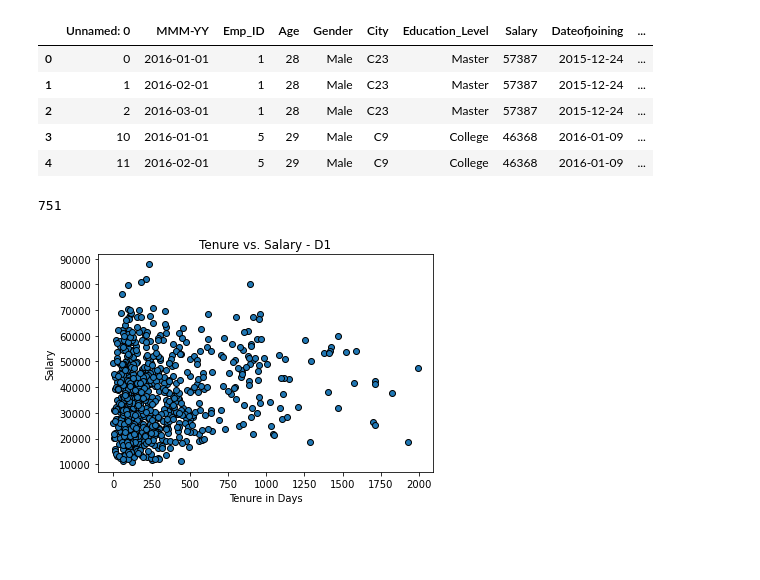
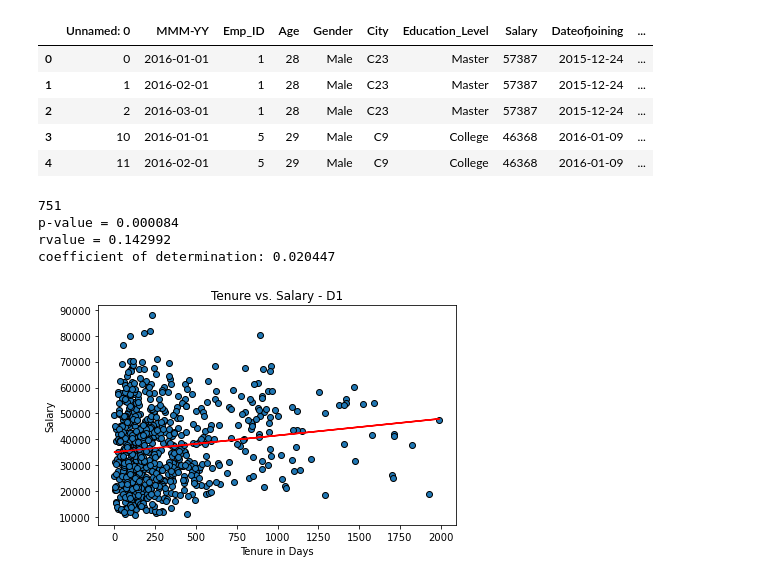
Before and after one commit to shanCH3n/Project1-DAbootcamp-Grp2, a Jupyter notebook: 01_Data/EA_Salary_Investigation.ipynb, the cells around one changed output. Cells and saved outputs as stored; diff of their text form; code cells hidden in the pictures; blank space fills up the shorter version.

```diff
--- a/01_Data/EA_Salary_Investigation.ipynb
+++ b/01_Data/EA_Salary_Investigation.ipynb
@@ -36,18 +53,31 @@ Index(['Unnamed: 0', 'Emp_ID', 'Dateofjoining', 'LastWorkingDate', 'Tenure',
 | 4 | 11 | 2016-02-01 | 5 | 29 | Male | C9 | College | 46368 | 2016-01-09 | ... |
 # %%
 # get tenure from data_clean csv
+pd.options.display.float_format = '{:.2f}'.format
 gr_d1t = d1_tenure_df.groupby('Emp_ID')
 print(len(gr_d1t))
 
 # scatter tenure vs Salary
 x=gr_d1t['Tenure'].mean()
 y=gr_d1t['Salary'].mean()
 plt.scatter(x,y,edgecolors='k')
 plt.title('Tenure vs. Salary - D1')
 plt.xlabel('Tenure in Days')
 plt.ylabel('Salary')
+(slope,intercept,rvalue,pvalue,stderror) = st.linregress(x,y)
+regress_values = x*slope + intercept
+plt.plot(x, regress_values, color='r')
+print(f'p-value = {pvalue:.6f}')
+print(f'rvalue = {rvalue:.6f}')
+print(f'coefficient of determination: {rvalue**2:.6f}')
+plt.tight_layout()
+plt.savefig('../02_Presentation/Tenure_Salary_D1.png')
 plt.show()
-# FINDINGS: low correlation
+
+# FINDINGS: low positive correlation
 # %% [output]
 751
+p-value = 0.000084
+rvalue = 0.142992
+coefficient of determination: 0.020447
-[figure, old version]
+[figure, new version]
```
Also changed, not shown: parts of 16 cells of this notebook, 22 other files.
